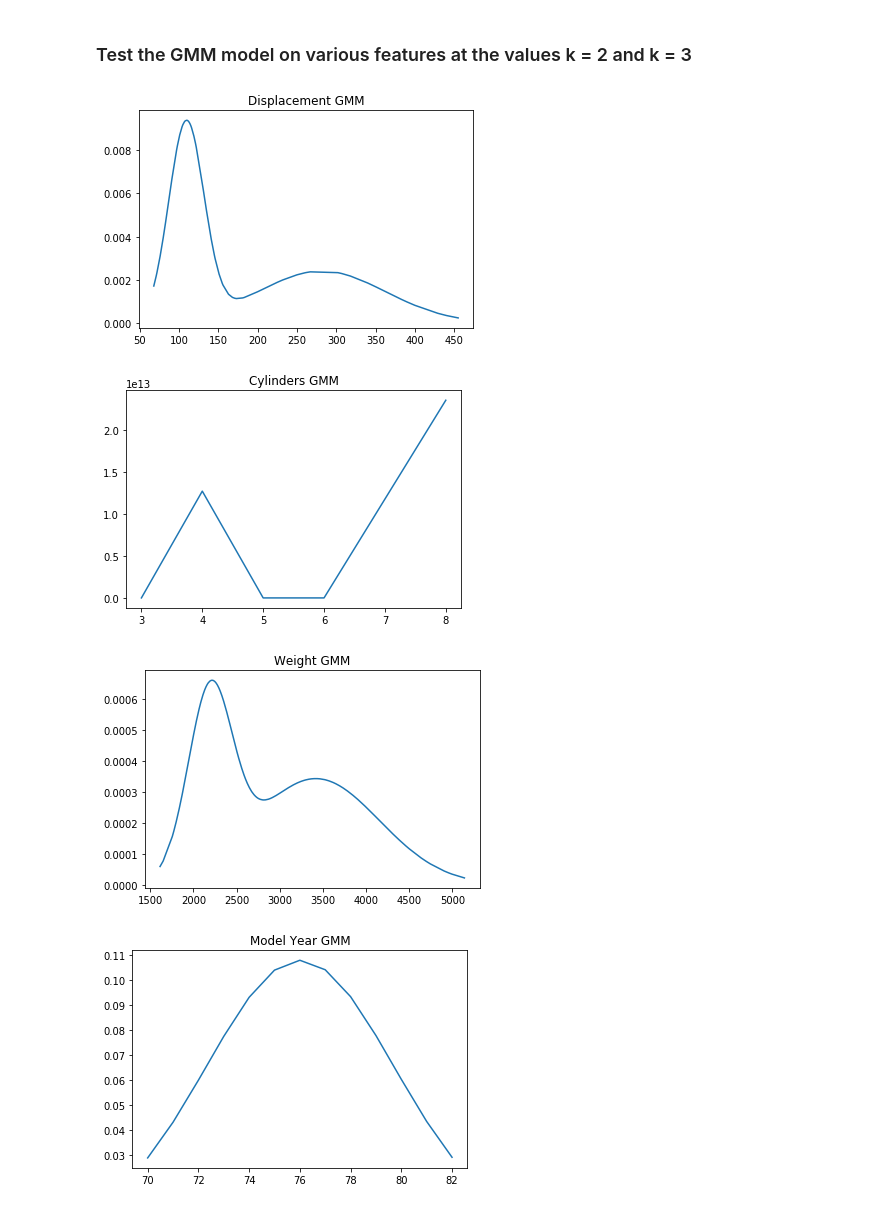
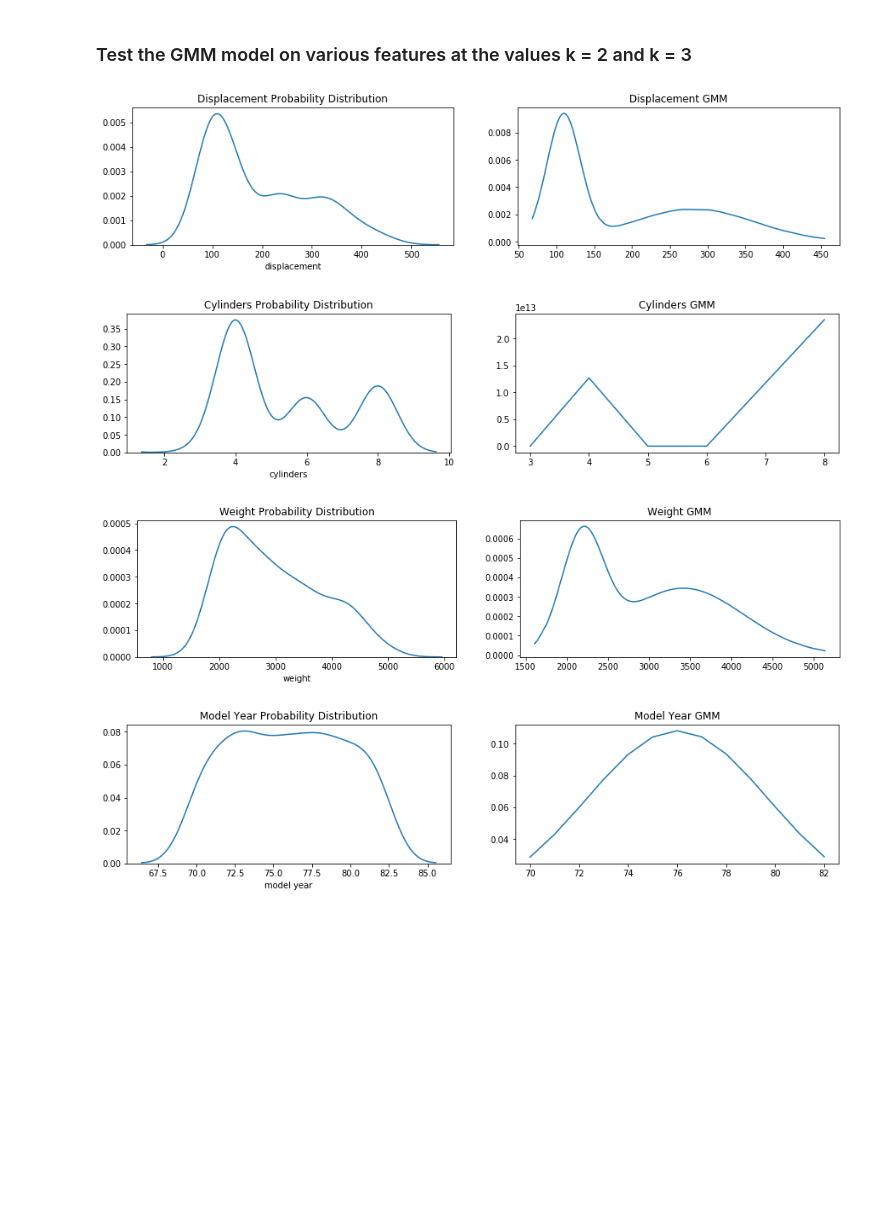
Before and after one commit to ronmoore3/eecs738projects-Machine-Learning, a Jupyter notebook: Probably_Interesting_Data/notebooks/Auto_MPG_1D_GMM.ipynb, the cells around one changed output. Drawn from its saved outputs; the diff is of its cells as text; code cells hidden in the pictures; blank space fills up the shorter version.

```diff
--- a/Probably_Interesting_Data/notebooks/Auto_MPG_1D_GMM.ipynb
+++ b/Probably_Interesting_Data/notebooks/Auto_MPG_1D_GMM.ipynb
@@ -101,10 +89,14 @@ def colormap(x):
-# %%
-# create plot function for gaussian model
-def plot_gaussian(z, title):
-    z.sort()
-    x, y = zip(*z)
-    plt.plot(x,y)
-    plt.title(title)
+# %%
+# create plot function for gaussian model
+def plot_gaussian(x, z, title1, title2):
+    z.sort()
+    x2, y2 = zip(*z)
+    # plot subplots
+    f, (ax1, ax2) = plt.subplots(1, 2, figsize=(15,3))
+    sns.distplot(x, hist=False, ax=ax1)
+    ax1.set_title(title1)
+    ax2.plot(x2,y2)
+    ax2.set_title(title2)
 # %% [markdown]
 ### Create a gaussian mixture model using the expectation-maximization (EM) algorithm
 
@@ -112,7 +104,7 @@ def plot_gaussian(z, title):
 
 ### Mu values for each distribution will be stored in a dictionary that can be passed into the gaussian mixture model
 # %%
-def gaussian_mixture_model(x, k, d, title):
+def gaussian_mixture_model(x, k, d, title1, title2):
     # initialize values of means, variances, and mixture coefficients of gaussian models
     N = len(x)
     mix = 1/k
@@ -137,7 +129,7 @@ def gaussian_mixture_model(x, k, d, title):
 
     # initialize guassian variable
     for i in range(k):
-        gaus.append(gaussian(x, mu[i],sig[i]))
+        gaus.append(gaussian(x, mu[i], sig[i]))
 
     # repeat E-step and M-step until convergence criterion met
     count = 0
@@ -175,7 +167,7 @@ def gaussian_mixture_model(x, k, d, title):
 
         # update gaussian models
         for i in range(k):
-            gaus[i] = gaussian(x, mu[i], sig[i])
+            gaus[i] = gaussian(x, mu[i] ,sig[i])
 
         # increase iteration
         count = count + 1
@@ -194,7 +186,7 @@ def gaussian_mixture_model(x, k, d, title):
     z = list(zip(x,y))
 
     # plot function
-    plot_gaussian(z, title)
+    plot_gaussian(x, z, title1, title2)
 
     return
 # %% [markdown]
@@ -202,25 +194,25 @@ def gaussian_mixture_model(x, k, d, title):
 # %%
 # displacement feature
 d1 = {2:[100, 320]}
-y1 = gaussian_mixture_model(displacement, 2, d1, "Displacement GMM")
+y1 = gaussian_mixture_model(displacement, 2, d1, "Displacement Probability Distribution", "Displacement GMM")
 # %% [output]
-[figure, old version]
+[figure, new version]
 # %%
 # cylinders feature
 d2 = {3:[4, 6, 8]}
-y2 = gaussian_mixture_model(cylinders, 3, d2, "Cylinders GMM")
+y2 = gaussian_mixture_model(cylinders, 3, d2, "Cylinders Probability Distribution", "Cylinders GMM")
 # %% [output]
-[figure, old version]
+[figure, new version]
 # %%
 # weight feature
 d3 = {2:[2200, 4100]}
-y3 = gaussian_mixture_model(weight, 2, d3, "Weight GMM")
+y3 = gaussian_mixture_model(weight, 2, d3, "Weight Probability Distribution", "Weight GMM")
 # %% [output]
-[figure, old version]
+[figure, new version]
 # %%
 # model year feature
 d4 = {2:[73, 78]}
-y4 = gaussian_mixture_model(model_year, 2, d4, "Model Year GMM")
+y4 = gaussian_mixture_model(model_year, 2, d4, "Model Year Probability Distribution", "Model Year GMM")
 # %% [output]
-[figure, old version]
+[figure, new version]
 # %% [markdown]
```
Also changed, not shown: parts of 2 cells of this notebook.
